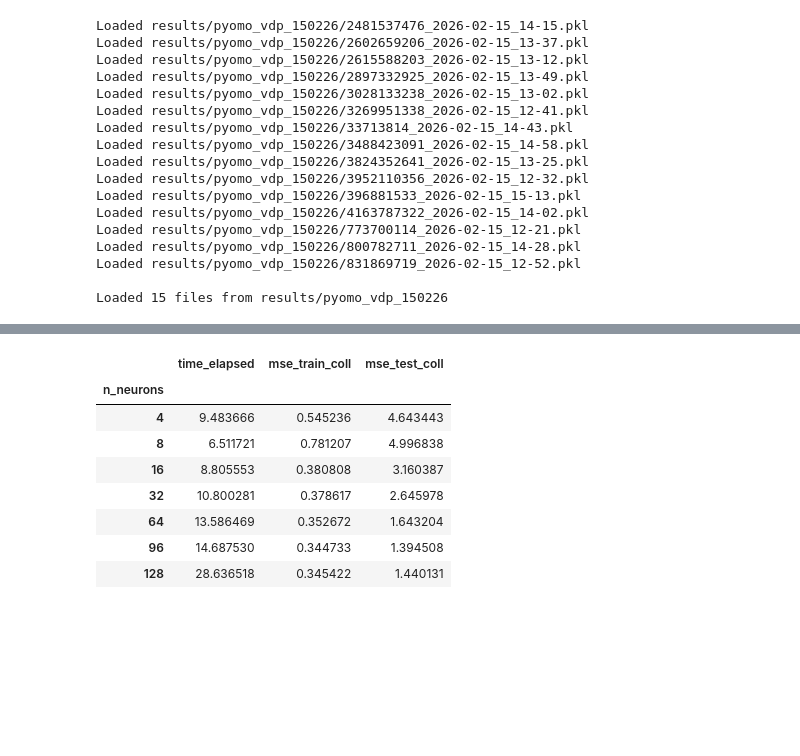
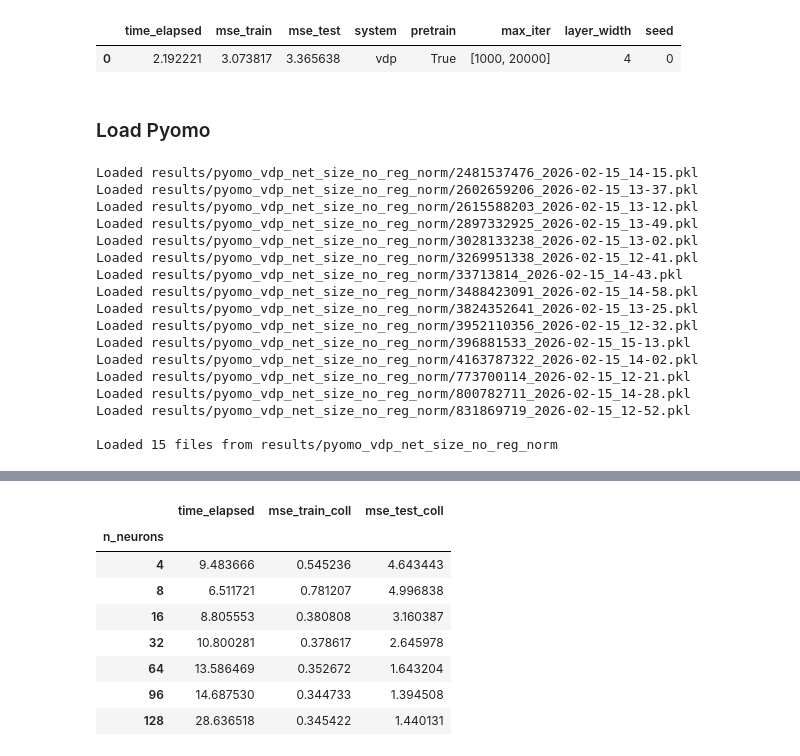
Before and after one commit to mariashapo/NODE, a Jupyter notebook: src/analysis/synthetic/net_size.ipynb, the cells around one changed output, grey strips where cells are left out. Drawn from its saved outputs; the diff is of its cells as text; code cells hidden in the pictures; blank space fills up the shorter version.

```diff
--- a/src/analysis/synthetic/net_size.ipynb
+++ b/src/analysis/synthetic/net_size.ipynb
@@ -4,0 +7,3 @@ train_info = GraphsTraining()
+# %%
+results_reg_jax = load_all_pickles("results/jax_study_vdp_net_size_smoke", recursive=True)
+results_df_jax = Results.flatten_convergence_data(results_reg_jax, model_type="pytorch")
@@ -5,27 +19,34 @@ train_info = GraphsTraining()
+# %%
+results_df_jax.head(1)
+# %% [output]
+|  | time_elapsed | mse_train | mse_test | system | pretrain | max_iter | layer_width | seed |
+| 0 | 2.192221 | 3.073817 | 3.365638 | vdp | True | [1000, 20000] | 4 | 0 |
+# %% [markdown]
+### Load Pyomo
 # %%
-results_reg_norm = load_all_pickles("results/pyomo_vdp_150226", recursive=False)
+results_reg_norm = load_all_pickles("results/pyomo_vdp_net_size_no_reg_norm", recursive=False)
 results_reg_norm_df = Results.flatten_convergence_data(results_reg_norm, key_list=["system", "reg", "tol"], model_type="pyomo")
 
 results_reg_norm_df = results_reg_norm_df.dropna()
 results_reg_norm_df["n_neurons"] = results_reg_norm_df["system"].apply(lambda x: x[1])
 # %% [output]
-Loaded results/pyomo_vdp_150226/2481537476_2026-02-15_14-15.pkl
-Loaded results/pyomo_vdp_150226/2602659206_2026-02-15_13-37.pkl
-Loaded results/pyomo_vdp_150226/2615588203_2026-02-15_13-12.pkl
-Loaded results/pyomo_vdp_150226/2897332925_2026-02-15_13-49.pkl
-Loaded results/pyomo_vdp_150226/3028133238_2026-02-15_13-02.pkl
-Loaded results/pyomo_vdp_150226/3269951338_2026-02-15_12-41.pkl
-Loaded results/pyomo_vdp_150226/33713814_2026-02-15_14-43.pkl
-Loaded results/pyomo_vdp_150226/3488423091_2026-02-15_14-58.pkl
-Loaded results/pyomo_vdp_150226/3824352641_2026-02-15_13-25.pkl
-Loaded results/pyomo_vdp_150226/3952110356_2026-02-15_12-32.pkl
-Loaded results/pyomo_vdp_150226/396881533_2026-02-15_15-13.pkl
-Loaded results/pyomo_vdp_150226/4163787322_2026-02-15_14-02.pkl
-Loaded results/pyomo_vdp_150226/773700114_2026-02-15_12-21.pkl
-Loaded results/pyomo_vdp_150226/800782711_2026-02-15_14-28.pkl
-Loaded results/pyomo_vdp_150226/831869719_2026-02-15_12-52.pkl
+Loaded results/pyomo_vdp_net_size_no_reg_norm/2481537476_2026-02-15_14-15.pkl
+Loaded results/pyomo_vdp_net_size_no_reg_norm/2602659206_2026-02-15_13-37.pkl
+Loaded results/pyomo_vdp_net_size_no_reg_norm/2615588203_2026-02-15_13-12.pkl
+Loaded results/pyomo_vdp_net_size_no_reg_norm/2897332925_2026-02-15_13-49.pkl
+Loaded results/pyomo_vdp_net_size_no_reg_norm/3028133238_2026-02-15_13-02.pkl
+Loaded results/pyomo_vdp_net_size_no_reg_norm/3269951338_2026-02-15_12-41.pkl
+Loaded results/pyomo_vdp_net_size_no_reg_norm/33713814_2026-02-15_14-43.pkl
+Loaded results/pyomo_vdp_net_size_no_reg_norm/3488423091_2026-02-15_14-58.pkl
+Loaded results/pyomo_vdp_net_size_no_reg_norm/3824352641_2026-02-15_13-25.pkl
+Loaded results/pyomo_vdp_net_size_no_reg_norm/3952110356_2026-02-15_12-32.pkl
+Loaded results/pyomo_vdp_net_size_no_reg_norm/396881533_2026-02-15_15-13.pkl
+Loaded results/pyomo_vdp_net_size_no_reg_norm/4163787322_2026-02-15_14-02.pkl
+Loaded results/pyomo_vdp_net_size_no_reg_norm/773700114_2026-02-15_12-21.pkl
+Loaded results/pyomo_vdp_net_size_no_reg_norm/800782711_2026-02-15_14-28.pkl
+Loaded results/pyomo_vdp_net_size_no_reg_norm/831869719_2026-02-15_12-52.pkl
 
-Loaded 15 files from results/pyomo_vdp_150226
+Loaded 15 files from results/pyomo_vdp_net_size_no_reg_norm
 # %%
 results_reg_norm_df_0_1 = results_reg_norm_df[results_reg_norm_df["reg"] == 0.1]
 results_reg_norm_df_0_01 = results_reg_norm_df[results_reg_norm_df["reg"] == 0.01]
```
Also changed, not shown: parts of 8 cells of this notebook, 4 other files.
